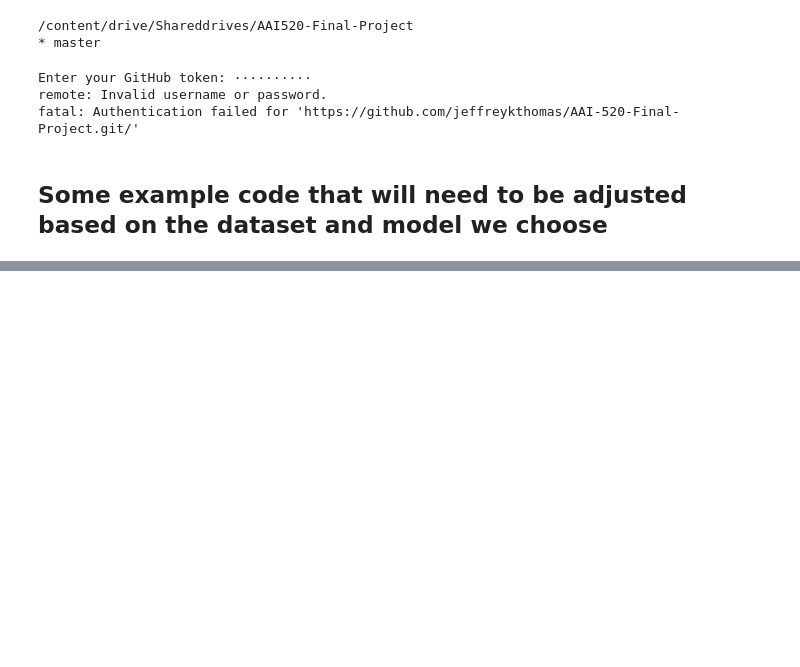
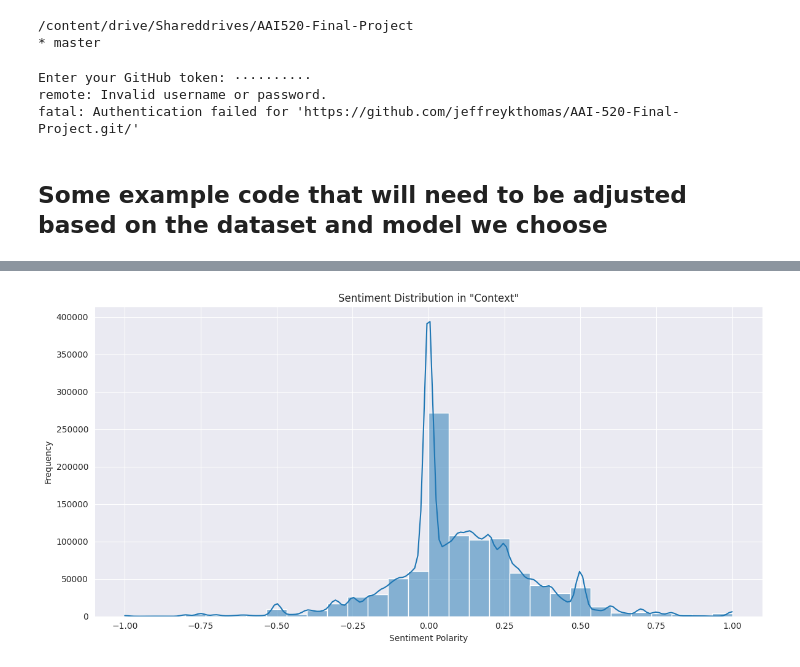
Before and after one commit to jeffreykthomas/AAI-520-Final-Project, a Jupyter notebook: AAI_520_Final_Project.ipynb, the cells around one changed output, grey strips where cells are left out. Drawn from its saved outputs; the diff is of its cells as text; code cells hidden in the pictures; blank space fills up the shorter version.

```diff
--- a/AAI_520_Final_Project.ipynb
+++ b/AAI_520_Final_Project.ipynb
@@ -100,0 +169,25 @@ test_df.to_csv('data/test.csv', index=False)
+# %%
+# Function to get sentiment polarity
+def get_sentiment(text):
+    return TextBlob(str(text)).sentiment.polarity
+
+# Apply the function to 'Context'
+train_df['Context_Sentiment'] = train_df['Context'].apply(get_sentiment)
+
+# Visualize the sentiment distribution
+import matplotlib.pyplot as plt
+import seaborn as sns
+
+plt.figure(figsize=(12, 6))
+
+# plot for 'Context_Sentiment'
+sns.histplot(train_df['Context_Sentiment'], bins=30, kde=True)
+plt.title('Sentiment Distribution in "Context"')
+plt.xlabel('Sentiment Polarity')
+plt.ylabel('Frequency')
+
+
+plt.tight_layout()
+plt.show()
+# %% [output]
+[figure, added]
```
Also changed, not shown: parts of 24 cells of this notebook.
